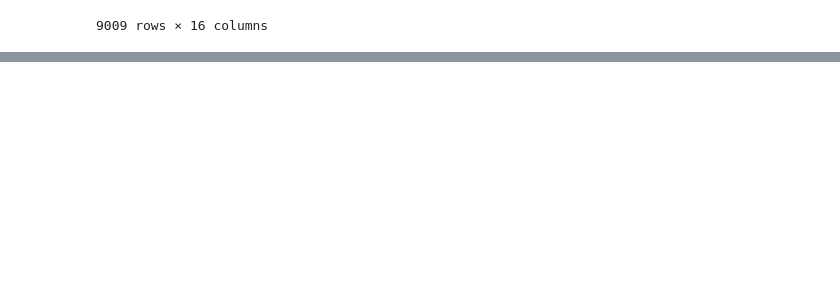
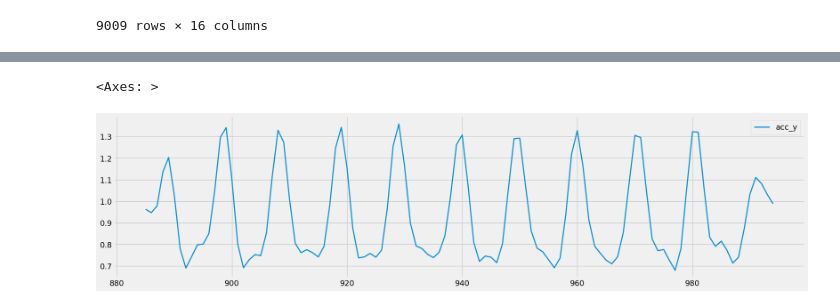
Before and after one commit to richikraj30/Fitness-tracker-ML, a Jupyter notebook: notebooks/feature_engineering.ipynb, the cells around one changed output, grey strips where cells are left out. Cells and saved outputs as stored; diff of their text form; code cells hidden in the pictures; blank space fills up the shorter version.

```diff
--- a/notebooks/feature_engineering.ipynb
+++ b/notebooks/feature_engineering.ipynb
@@ -388,0 +505,3 @@ df_squared
+# %%
+df_freq = df_temporal.copy().reset_index()
+df_freq
@@ -388,0 +522,9 @@ df_squared
+# %%
+from features.FrequencyAbstraction import FourierTransformation
+
+FreqAbs = FourierTransformation()
+# %%
+fs = int(1000/200) # Sampling frequency
+ws = int(2800/200) # Window size (2800 miliseconds - average time for a repetition)
+# %%
+df_freq = FreqAbs.abstract_frequency(df_freq, ["acc_y"], ws, fs)
@@ -388,0 +567,6 @@ df_squared
+# %%
+subset = df_freq[df_freq["set"] == 15]
+subset[["acc_y"]].plot()
+# %% [output]
+<Axes: >
+[figure, added]
```
Also changed, not shown: parts of 20 cells of this notebook, 1 other file.
